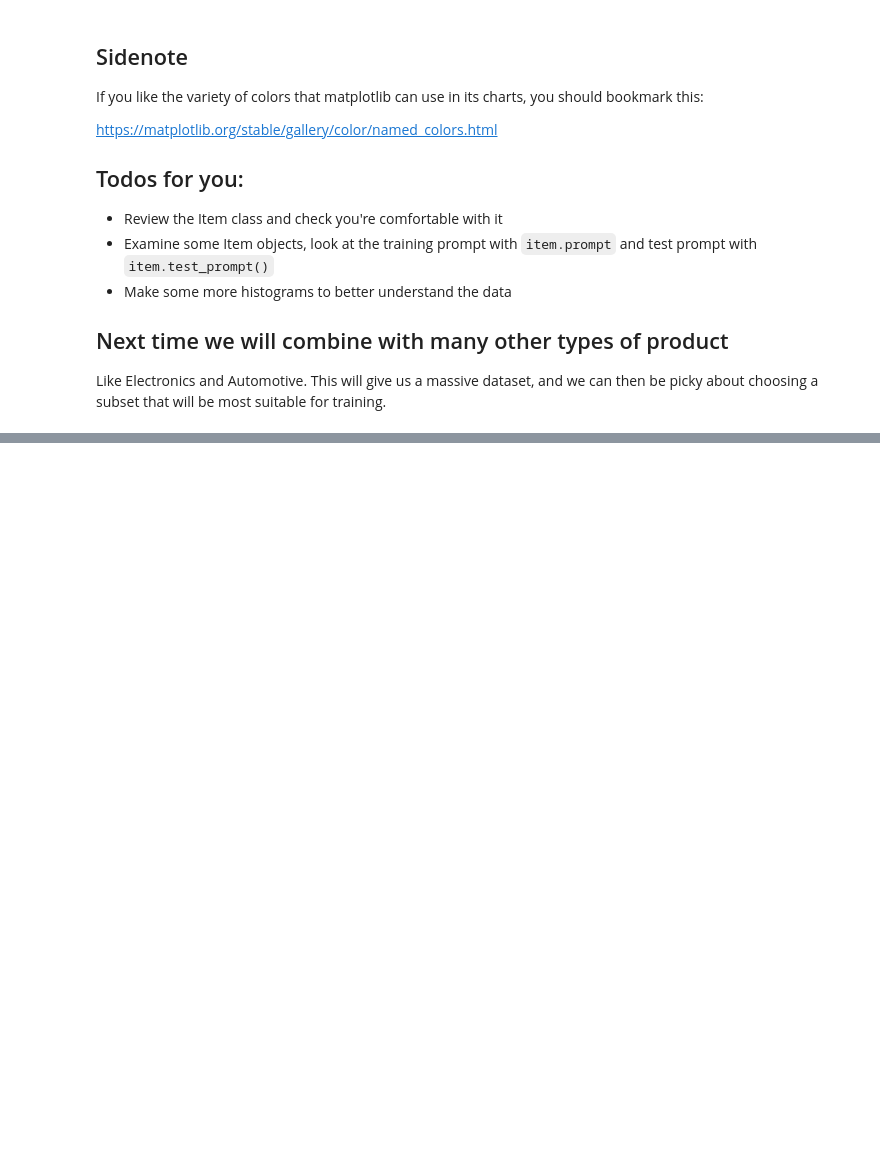
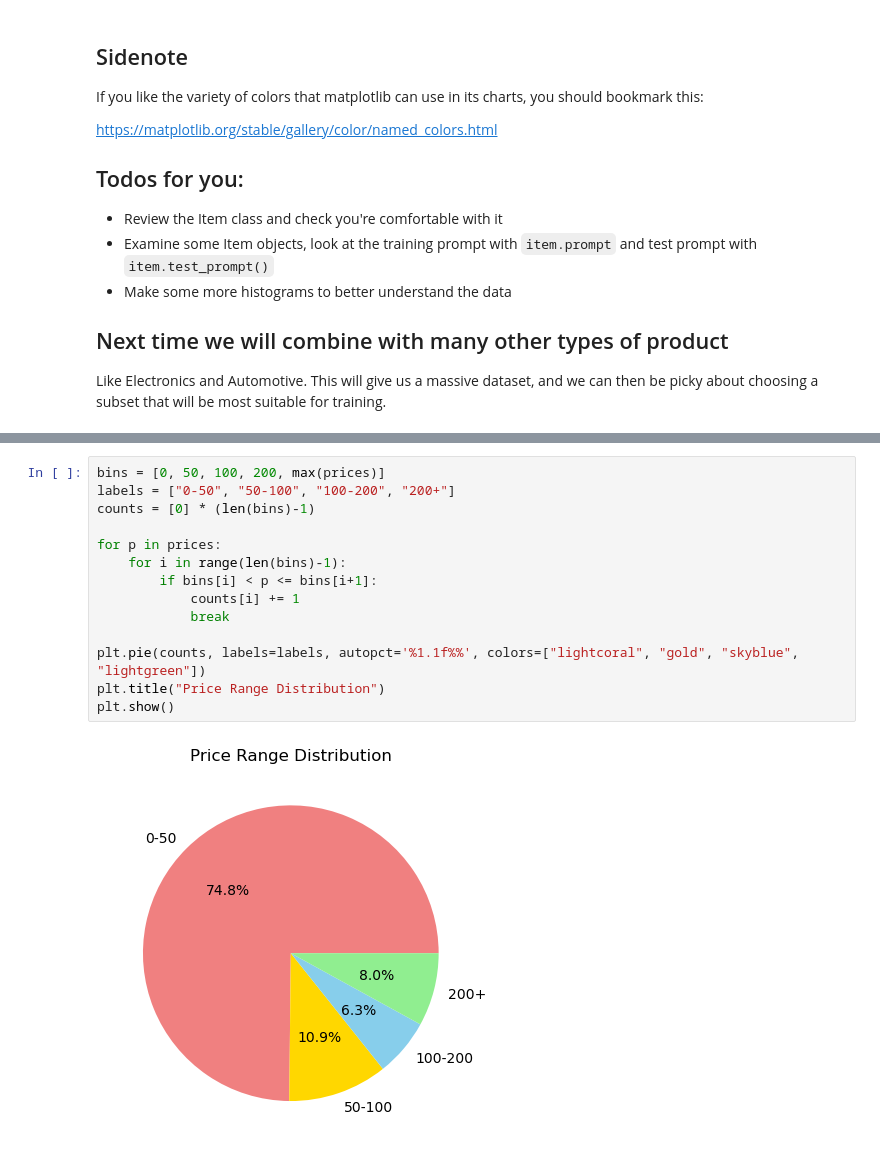
Before and after one commit to zxircon/llm_engineering, a Jupyter notebook: week6/day1.ipynb, the cells around one changed output, grey strips where cells are left out. Drawn from its saved outputs; the diff is of its cells as text; blank space fills up the shorter version.

```diff
--- a/week6/day1.ipynb
+++ b/week6/day1.ipynb
@@ -237,0 +301,16 @@ Like Electronics and Automotive. This will give us a massive dataset, and we can
+# %%
+bins = [0, 50, 100, 200, max(prices)]
+labels = ["0-50", "50-100", "100-200", "200+"]
+counts = [0] * (len(bins)-1)
+
+for p in prices:
+    for i in range(len(bins)-1):
+        if bins[i] < p <= bins[i+1]:
+            counts[i] += 1
+            break
+
+plt.pie(counts, labels=labels, autopct='%1.1f%%', colors=["lightcoral", "gold", "skyblue", "lightgreen"])
+plt.title("Price Range Distribution")
+plt.show()
+# %% [output]
+[figure, added]
```
Also changed, not shown: parts of 10 cells of this notebook, 3 other files.
